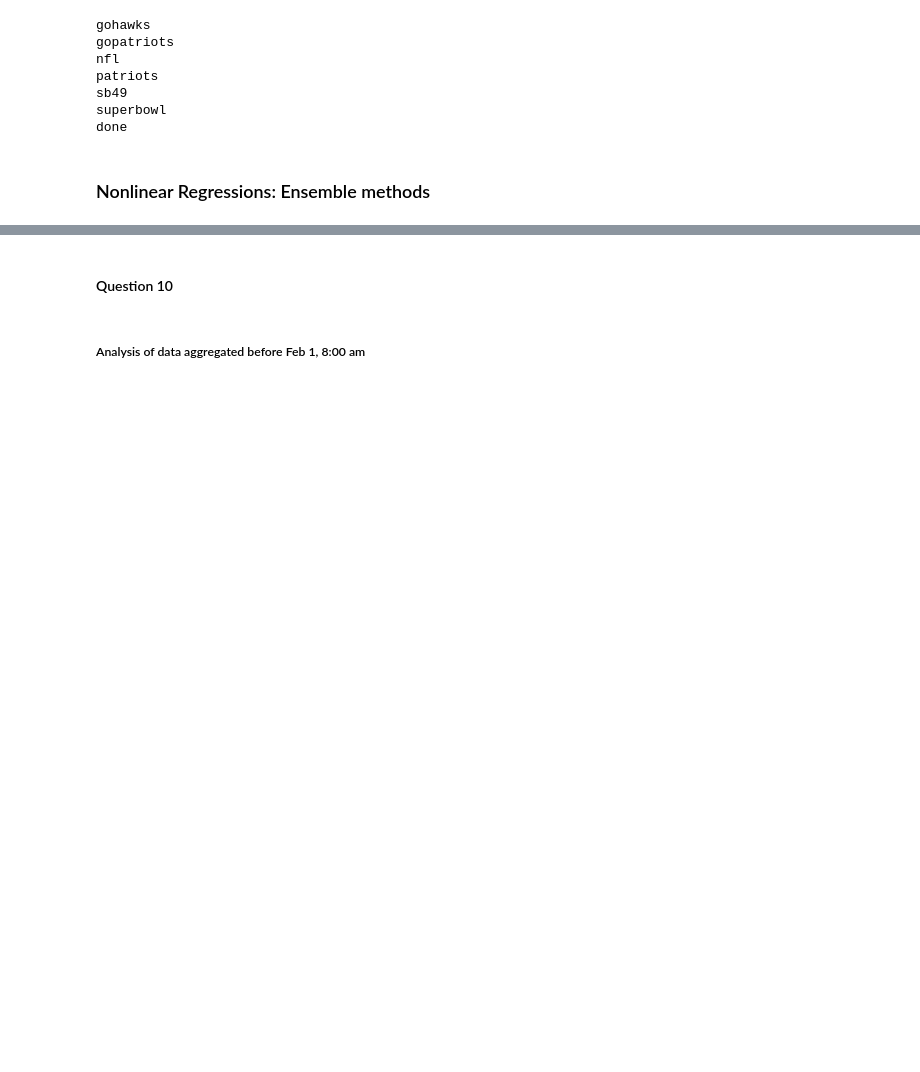
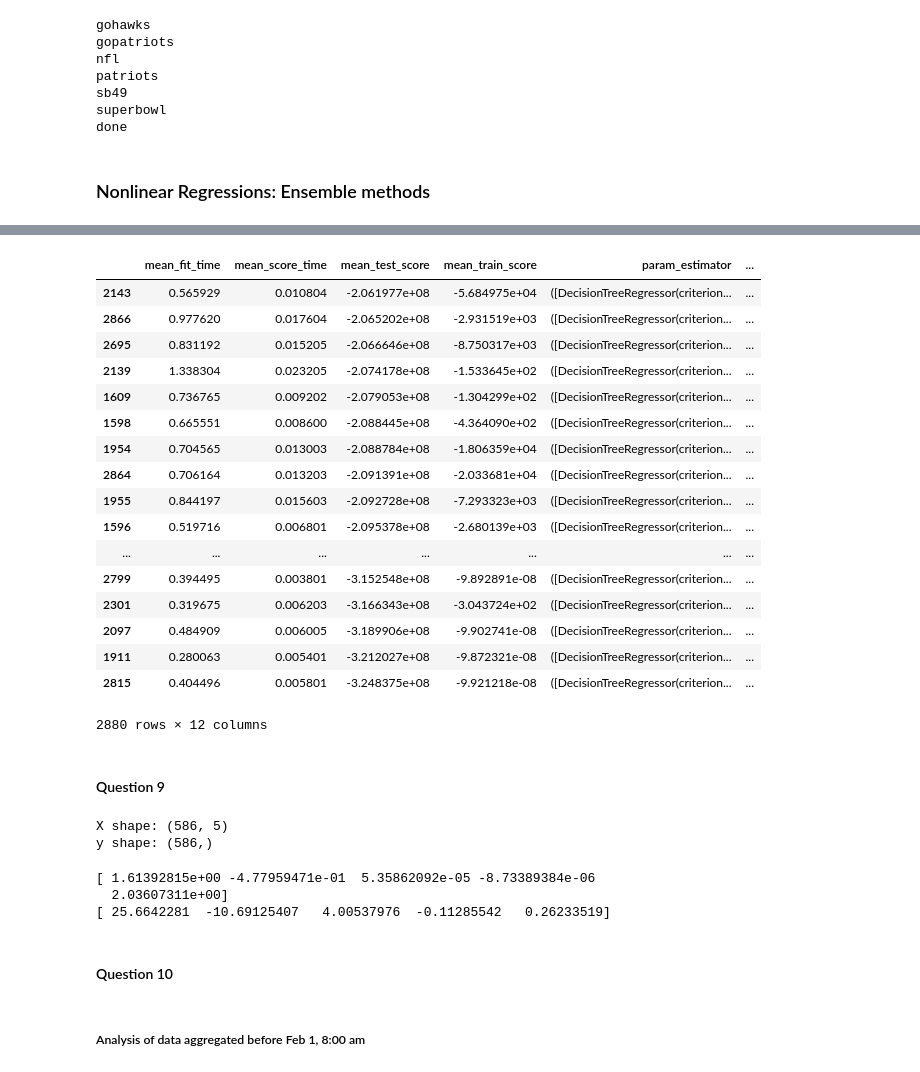
Before and after one commit to 219Winter2019adjz/Project5, a Jupyter notebook: Part3, Nonlinear Regressions.ipynb, the cells around one changed output, grey strips where cells are left out. Saved outputs shown, nothing was run; the diff lists cells and outputs as text; code cells hidden in the pictures; blank space fills up the shorter version.

Commit message:
Adding new results for Q8, Q9, and Q10

```diff
--- a/Part3, Nonlinear Regressions.ipynb
+++ b/Part3, Nonlinear Regressions.ipynb
@@ -204,2 +260,24 @@ data_aggregate_after[:,4] = data_hashtag_after['superbowl'][:,4]
 # %% [markdown]
 ### Nonlinear Regressions: Ensemble methods
+# %%
+# Perform GridSearch
+from sklearn.pipeline import Pipeline
+from sklearn.model_selection import GridSearchCV
+from sklearn.ensemble import RandomForestRegressor, GradientBoostingRegressor
+from sklearn.model_selection import KFold
+import time
+import pandas as pd
+
+# Just initialize the pipeline with any estimator you like
+pipe = Pipeline(steps=[('estimator', RandomForestRegressor())])
+
+param_grid = [
+    {
+        'estimator':[RandomForestRegressor(), GradientBoostingRegressor()],
+        'estimator__max_depth': [10, 20, 40, 60, 80, 100, 200, None],
+        'estimator__max_features': ['auto', 'sqrt'],
+        'estimator__min_samples_leaf': [1, 2, 4],
+        'estimator__min_samples_split': [2, 5, 10],
+        'estimator__n_estimators': [200, 400, 600, 800, 1000, 1200, 1400, 1600, 1800, 2000]
+    }
+]
@@ -205,0 +317,7 @@ data_aggregate_after[:,4] = data_hashtag_after['superbowl'][:,4]
+# %%
+# Define train data and targets
+y = data_all[1:,0] # Number of tweets (except first)
+X = np.delete(data_all, -1, 0) # Delete last row
+
+print('X shape:', X.shape)
+print('y shape:', y.shape)
@@ -205,0 +327,7 @@ data_aggregate_after[:,4] = data_hashtag_after['superbowl'][:,4]
+# %%
+# Random Forest regressor grid search
+print('performing grid search...')
+
+gs_cv_all = GridSearchCV(pipe, param_grid, cv=KFold(5, shuffle=True), scoring='neg_mean_squared_error',
+                         verbose=1, n_jobs=4)
+gs_cv_all.fit(X, y)
@@ -205,0 +371,4 @@ data_aggregate_after[:,4] = data_hashtag_after['superbowl'][:,4]
+# %%
+show_results(gs_cv_all)
+results = pd.DataFrame(gs_cv_all.cv_results_)
+results.to_csv('gs_q8.csv')
@@ -205,0 +393,33 @@ data_aggregate_after[:,4] = data_hashtag_after['superbowl'][:,4]
+# %%
+results.sort_values('mean_test_score', ascending=False).iloc[:, 0:12]
+# %% [output]
+|  | mean_fit_time | mean_score_time | mean_test_score | mean_train_score | param_estimator | ... |
+| 2143 | 0.565929 | 0.010804 | -2.061977e+08 | -5.684975e+04 | ([DecisionTreeRegressor(criterion... | ... |
+| 2866 | 0.977620 | 0.017604 | -2.065202e+08 | -2.931519e+03 | ([DecisionTreeRegressor(criterion... | ... |
+| 2695 | 0.831192 | 0.015205 | -2.066646e+08 | -8.750317e+03 | ([DecisionTreeRegressor(criterion... | ... |
+| 2139 | 1.338304 | 0.023205 | -2.074178e+08 | -1.533645e+02 | ([DecisionTreeRegressor(criterion... | ... |
+| 1609 | 0.736765 | 0.009202 | -2.079053e+08 | -1.304299e+02 | ([DecisionTreeRegressor(criterion... | ... |
+| 1598 | 0.665551 | 0.008600 | -2.088445e+08 | -4.364090e+02 | ([DecisionTreeRegressor(criterion... | ... |
+| 1954 | 0.704565 | 0.013003 | -2.088784e+08 | -1.806359e+04 | ([DecisionTreeRegressor(criterion... | ... |
+| 2864 | 0.706164 | 0.013203 | -2.091391e+08 | -2.033681e+04 | ([DecisionTreeRegressor(criterion... | ... |
+| 1955 | 0.844197 | 0.015603 | -2.092728e+08 | -7.293323e+03 | ([DecisionTreeRegressor(criterion... | ... |
+| 1596 | 0.519716 | 0.006801 | -2.095378e+08 | -2.680139e+03 | ([DecisionTreeRegressor(criterion... | ... |
+| ... | ... | ... | ... | ... | ... | ... |
+| 2799 | 0.394495 | 0.003801 | -3.152548e+08 | -9.892891e-08 | ([DecisionTreeRegressor(criterion... | ... |
+| 2301 | 0.319675 | 0.006203 | -3.166343e+08 | -3.043724e+02 | ([DecisionTreeRegressor(criterion... | ... |
+| 2097 | 0.484909 | 0.006005 | -3.189906e+08 | -9.902741e-08 | ([DecisionTreeRegressor(criterion... | ... |
+| 1911 | 0.280063 | 0.005401 | -3.212027e+08 | -9.872321e-08 | ([DecisionTreeRegressor(criterion... | ... |
+| 2815 | 0.404496 | 0.005801 | -3.248375e+08 | -9.921218e-08 | ([DecisionTreeRegressor(criterion... | ... |
+2880 rows × 12 columns
+# %% [markdown]
+#### Question 9
+# %%
+# Define train data and targets
+y = data_all[1:,0] # Number of tweets (except first)
+X = np.delete(data_all, -1, 0) # Delete last row
+
+print('X shape:', X.shape)
+print('y shape:', y.shape)
+# %% [output]
+X shape: (586, 5)
+y shape: (586,)
@@ -206,3 +431,10 @@ data_aggregate_after[:,4] = data_hashtag_after['superbowl'][:,4]
+# %%
+print(ols_results.params)
+print(ols_results.tvalues)
+# %% [output]
+[ 1.61392815e+00 -4.77959471e-01  5.35862092e-05 -8.73389384e-06
+  2.03607311e+00]
+[ 25.6642281  -10.69125407   4.00537976  -0.11285542   0.26233519]
 # %% [markdown]
 #### Question 10
 # %%
```
Also changed, not shown: parts of 33 cells of this notebook, 5 other files.
